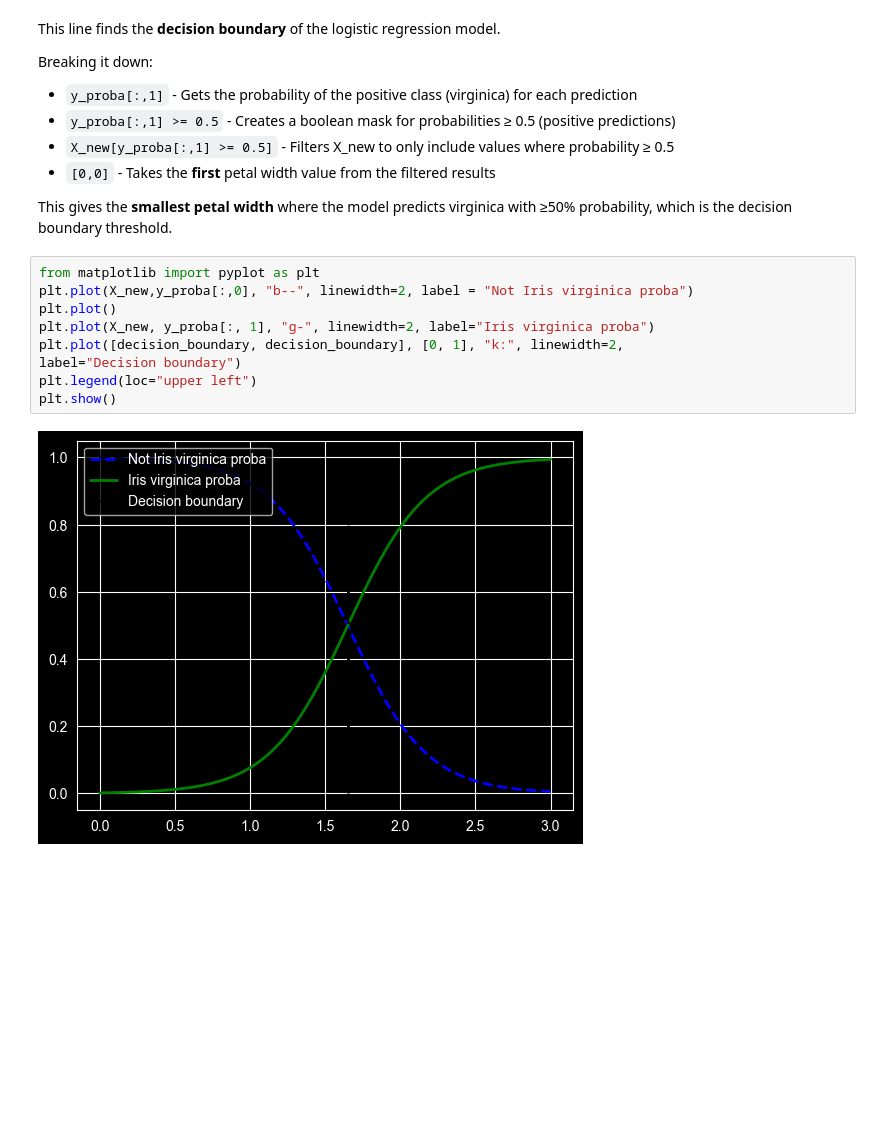
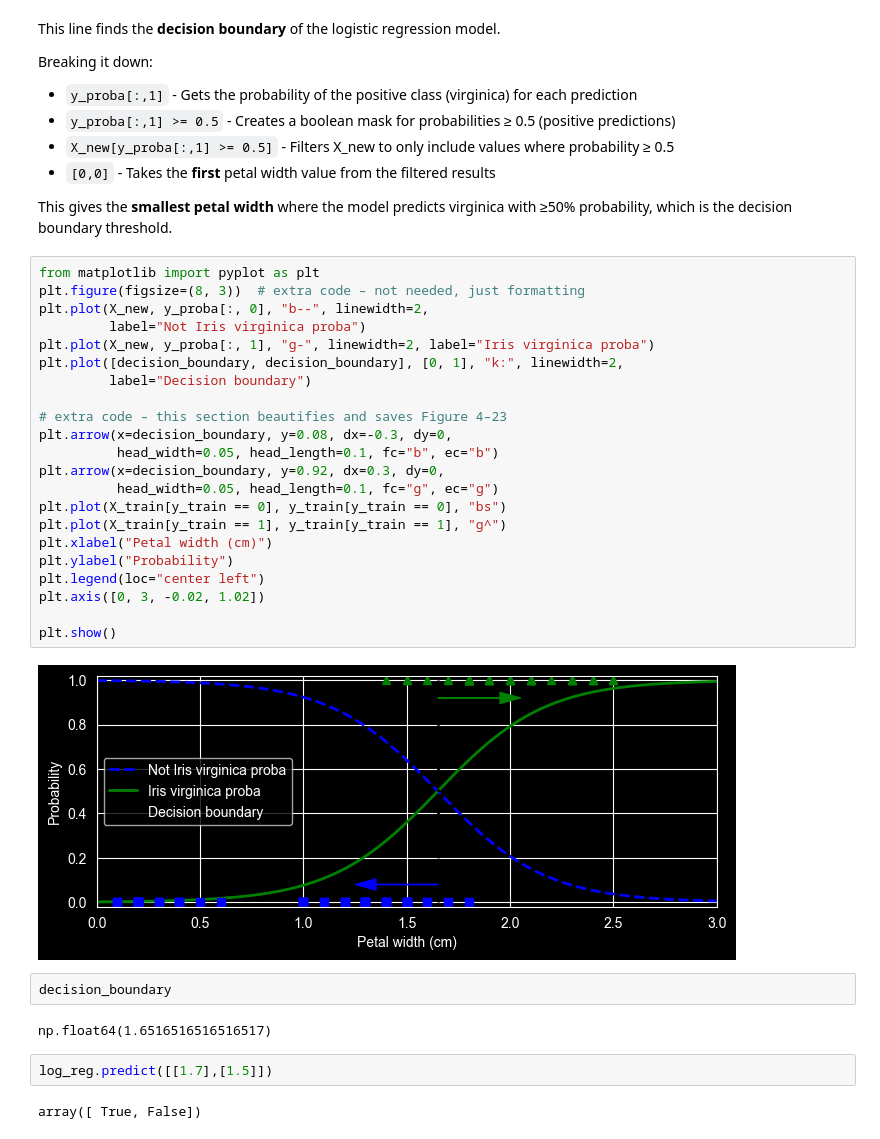
Before and after one commit to thehardikmadaan/ML_public, a Jupyter notebook: Extras/logistic_regression.ipynb, the cells around one changed output. Saved outputs shown, nothing was run; the diff lists cells and outputs as text; blank space fills up the shorter version.

Commit message:
Refined logistic regression notebook: enhanced visualizations, improved formatting, and added detailed annotations to decision boundary plot.

```diff
--- a/Extras/logistic_regression.ipynb
+++ b/Extras/logistic_regression.ipynb
@@ -99,12 +99,33 @@ Breaking it down:
 This gives the **smallest petal width** where the model predicts virginica with ≥50% probability, which is the decision boundary threshold.
 # %%
 from matplotlib import pyplot as plt
-plt.plot(X_new,y_proba[:,0], "b--", linewidth=2, label = "Not Iris virginica proba")
-plt.plot()
+plt.figure(figsize=(8, 3))  # extra code – not needed, just formatting
+plt.plot(X_new, y_proba[:, 0], "b--", linewidth=2,
+         label="Not Iris virginica proba")
 plt.plot(X_new, y_proba[:, 1], "g-", linewidth=2, label="Iris virginica proba")
 plt.plot([decision_boundary, decision_boundary], [0, 1], "k:", linewidth=2,
-label="Decision boundary")
-plt.legend(loc="upper left")
+         label="Decision boundary")
+
+# extra code – this section beautifies and saves Figure 4–23
+plt.arrow(x=decision_boundary, y=0.08, dx=-0.3, dy=0,
+          head_width=0.05, head_length=0.1, fc="b", ec="b")
+plt.arrow(x=decision_boundary, y=0.92, dx=0.3, dy=0,
+          head_width=0.05, head_length=0.1, fc="g", ec="g")
+plt.plot(X_train[y_train == 0], y_train[y_train == 0], "bs")
+plt.plot(X_train[y_train == 1], y_train[y_train == 1], "g^")
+plt.xlabel("Petal width (cm)")
+plt.ylabel("Probability")
+plt.legend(loc="center left")
+plt.axis([0, 3, -0.02, 1.02])
+
 plt.show()
 # %% [output]
-[figure, old version]
+[figure, new version]
+# %%
+decision_boundary
+# %% [output]
+np.float64(1.6516516516516517)
+# %%
+log_reg.predict([[1.7],[1.5]])
+# %% [output]
+array([ True, False])
```
